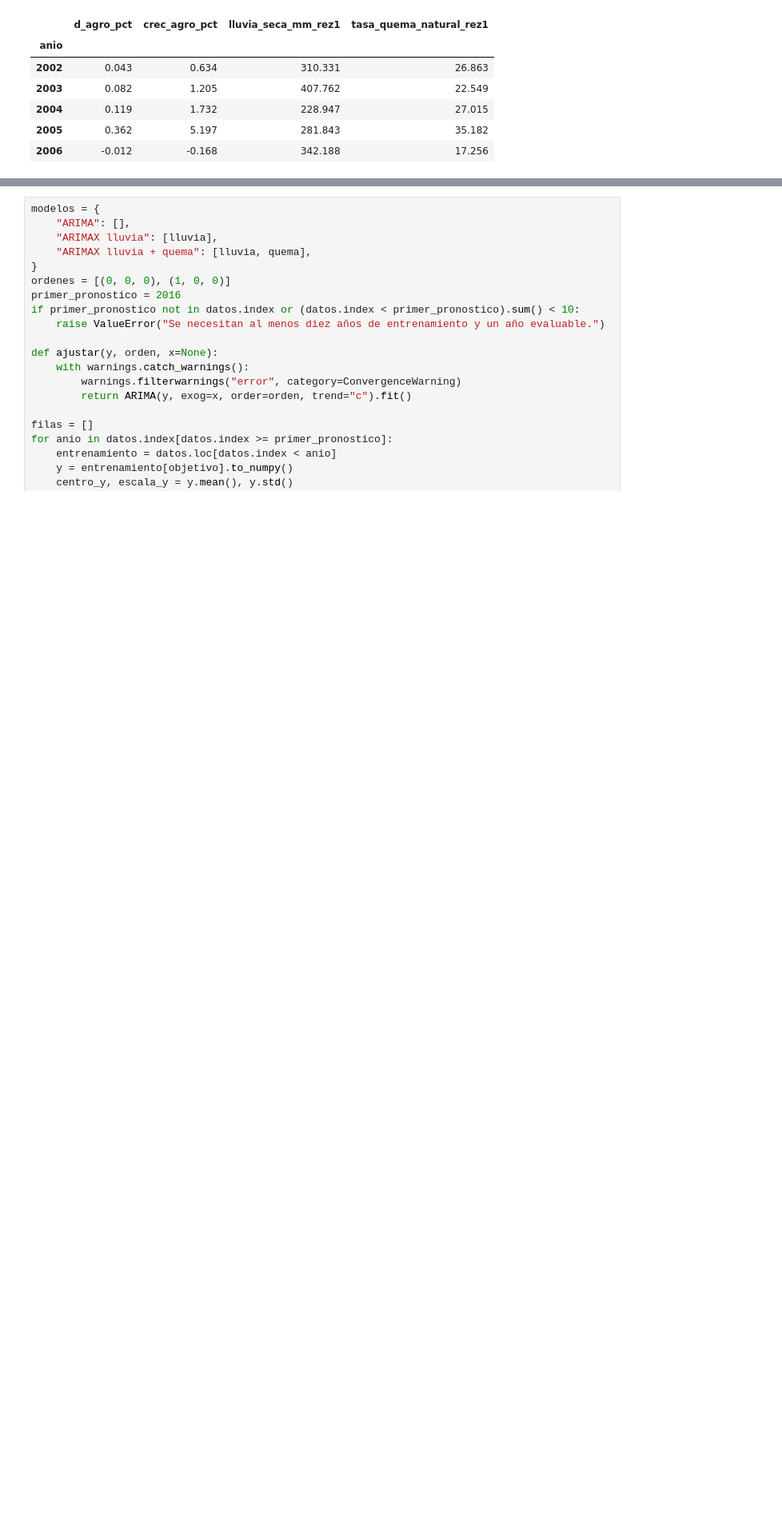
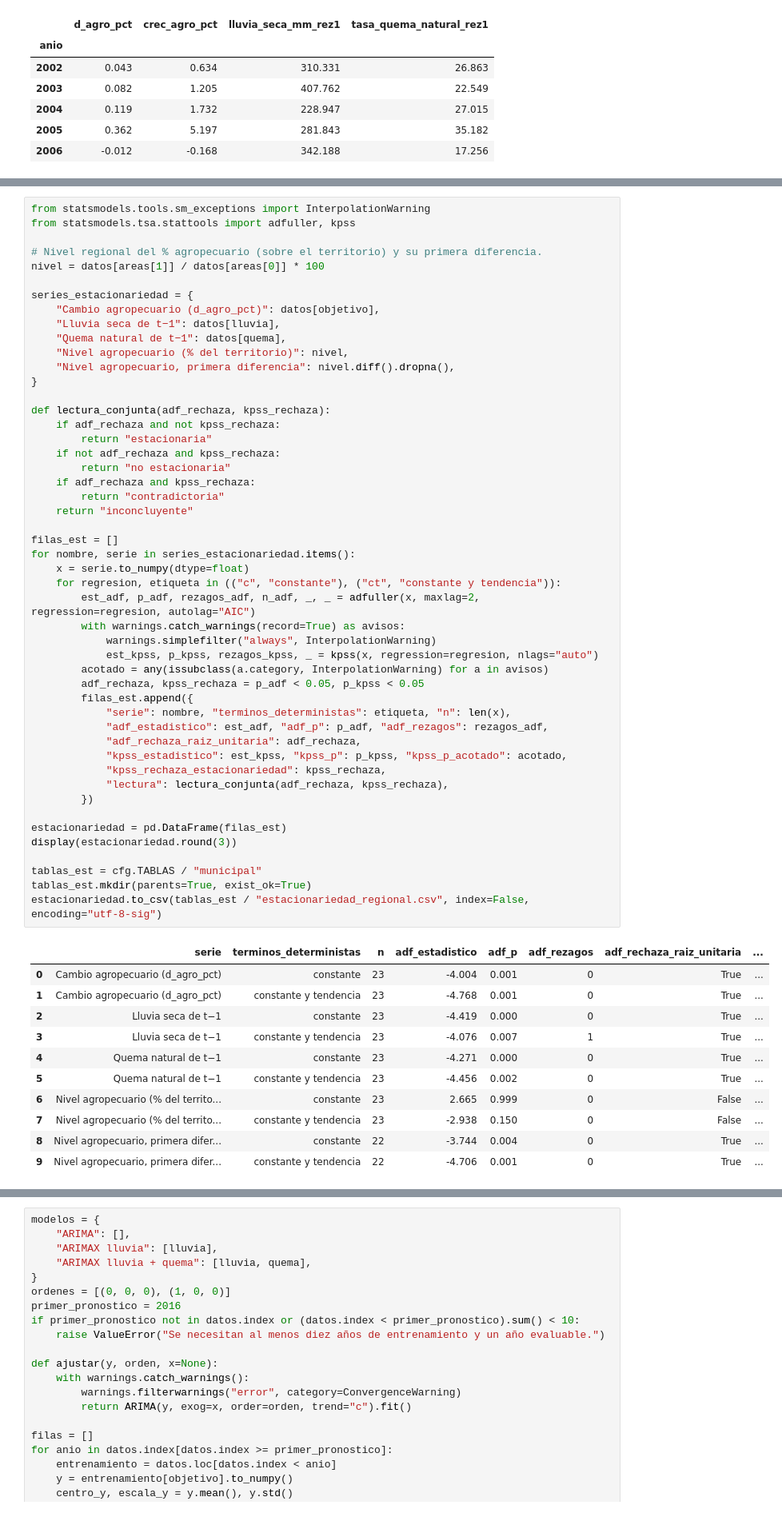
Before and after one commit to DanielFelipeRuizBermudez/Proyecto-ALTILLANURA, a Jupyter notebook: notebooks/50_vinculos/53_prediccion_regional.ipynb, the cells around one changed output, grey strips where cells are left out. Shown at 80% size. Drawn from its saved outputs; the diff is of its cells as text; blank space fills up the shorter version.

Commit message:
Añadir revisión de estacionariedad en el notebook 53

```diff
--- a/notebooks/50_vinculos/53_prediccion_regional.ipynb
+++ b/notebooks/50_vinculos/53_prediccion_regional.ipynb
@@ -101,0 +113,61 @@ display(datos[[objetivo, complementario, lluvia, quema]].head().round(3))
+# %%
+from statsmodels.tools.sm_exceptions import InterpolationWarning
+from statsmodels.tsa.stattools import adfuller, kpss
+
+# Nivel regional del % agropecuario (sobre el territorio) y su primera diferencia.
+nivel = datos[areas[1]] / datos[areas[0]] * 100
+
+series_estacionariedad = {
+    "Cambio agropecuario (d_agro_pct)": datos[objetivo],
+    "Lluvia seca de t−1": datos[lluvia],
+    "Quema natural de t−1": datos[quema],
+    "Nivel agropecuario (% del territorio)": nivel,
+    "Nivel agropecuario, primera diferencia": nivel.diff().dropna(),
+}
+
+def lectura_conjunta(adf_rechaza, kpss_rechaza):
+    if adf_rechaza and not kpss_rechaza:
+        return "estacionaria"
+    if not adf_rechaza and kpss_rechaza:
+        return "no estacionaria"
+    if adf_rechaza and kpss_rechaza:
+        return "contradictoria"
+    return "inconcluyente"
+
+filas_est = []
+for nombre, serie in series_estacionariedad.items():
+    x = serie.to_numpy(dtype=float)
+    for regresion, etiqueta in (("c", "constante"), ("ct", "constante y tendencia")):
+        est_adf, p_adf, rezagos_adf, n_adf, _, _ = adfuller(x, maxlag=2, regression=regresion, autolag="AIC")
+        with warnings.catch_warnings(record=True) as avisos:
+            warnings.simplefilter("always", InterpolationWarning)
+            est_kpss, p_kpss, rezagos_kpss, _ = kpss(x, regression=regresion, nlags="auto")
+        acotado = any(issubclass(a.category, InterpolationWarning) for a in avisos)
+        adf_rechaza, kpss_rechaza = p_adf < 0.05, p_kpss < 0.05
+        filas_est.append({
+            "serie": nombre, "terminos_deterministas": etiqueta, "n": len(x),
+            "adf_estadistico": est_adf, "adf_p": p_adf, "adf_rezagos": rezagos_adf,
+            "adf_rechaza_raiz_unitaria": adf_rechaza,
+            "kpss_estadistico": est_kpss, "kpss_p": p_kpss, "kpss_p_acotado": acotado,
+            "kpss_rechaza_estacionariedad": kpss_rechaza,
+            "lectura": lectura_conjunta(adf_rechaza, kpss_rechaza),
+        })
+
+estacionariedad = pd.DataFrame(filas_est)
+display(estacionariedad.round(3))
+
+tablas_est = cfg.TABLAS / "municipal"
+tablas_est.mkdir(parents=True, exist_ok=True)
+estacionariedad.to_csv(tablas_est / "estacionariedad_regional.csv", index=False, encoding="utf-8-sig")
+# %% [output]
+|  | serie | terminos_deterministas | n | adf_estadistico | adf_p | adf_rezagos | adf_rechaza_raiz_unitaria | ... |
+| 0 | Cambio agropecuario (d_agro_pct) | constante | 23 | -4.004 | 0.001 | 0 | True | ... |
+| 1 | Cambio agropecuario (d_agro_pct) | constante y tendencia | 23 | -4.768 | 0.001 | 0 | True | ... |
+| 2 | Lluvia seca de t−1 | constante | 23 | -4.419 | 0.000 | 0 | True | ... |
+| 3 | Lluvia seca de t−1 | constante y tendencia | 23 | -4.076 | 0.007 | 1 | True | ... |
+| 4 | Quema natural de t−1 | constante | 23 | -4.271 | 0.000 | 0 | True | ... |
+| 5 | Quema natural de t−1 | constante y tendencia | 23 | -4.456 | 0.002 | 0 | True | ... |
+| 6 | Nivel agropecuario (% del territo... | constante | 23 | 2.665 | 0.999 | 0 | False | ... |
+| 7 | Nivel agropecuario (% del territo... | constante y tendencia | 23 | -2.938 | 0.150 | 0 | False | ... |
+| 8 | Nivel agropecuario, primera difer... | constante | 22 | -3.744 | 0.004 | 0 | True | ... |
+| 9 | Nivel agropecuario, primera difer... | constante y tendencia | 22 | -4.706 | 0.001 | 0 | True | ... |
```
Also changed, not shown: parts of 7 cells of this notebook, 2 other files.
